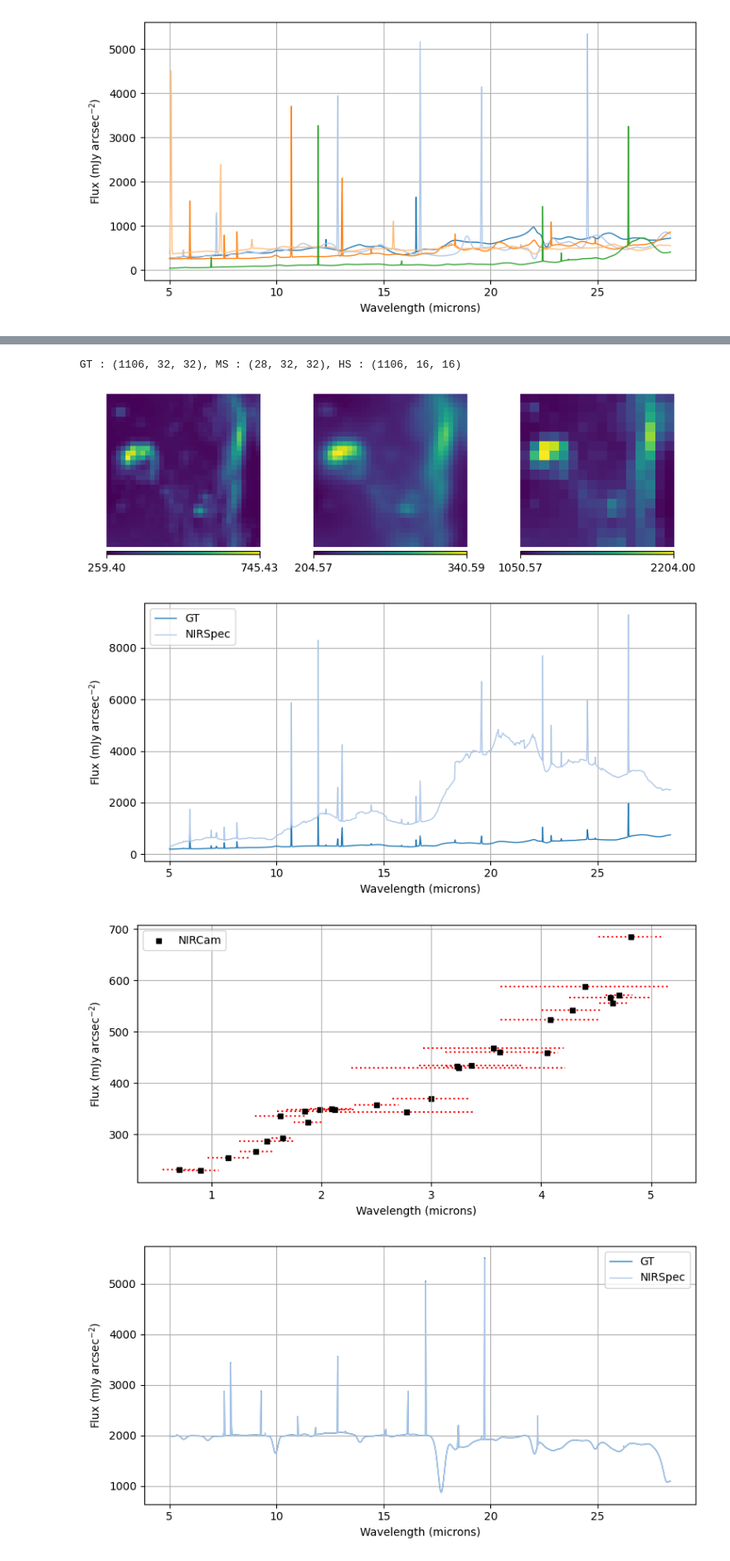
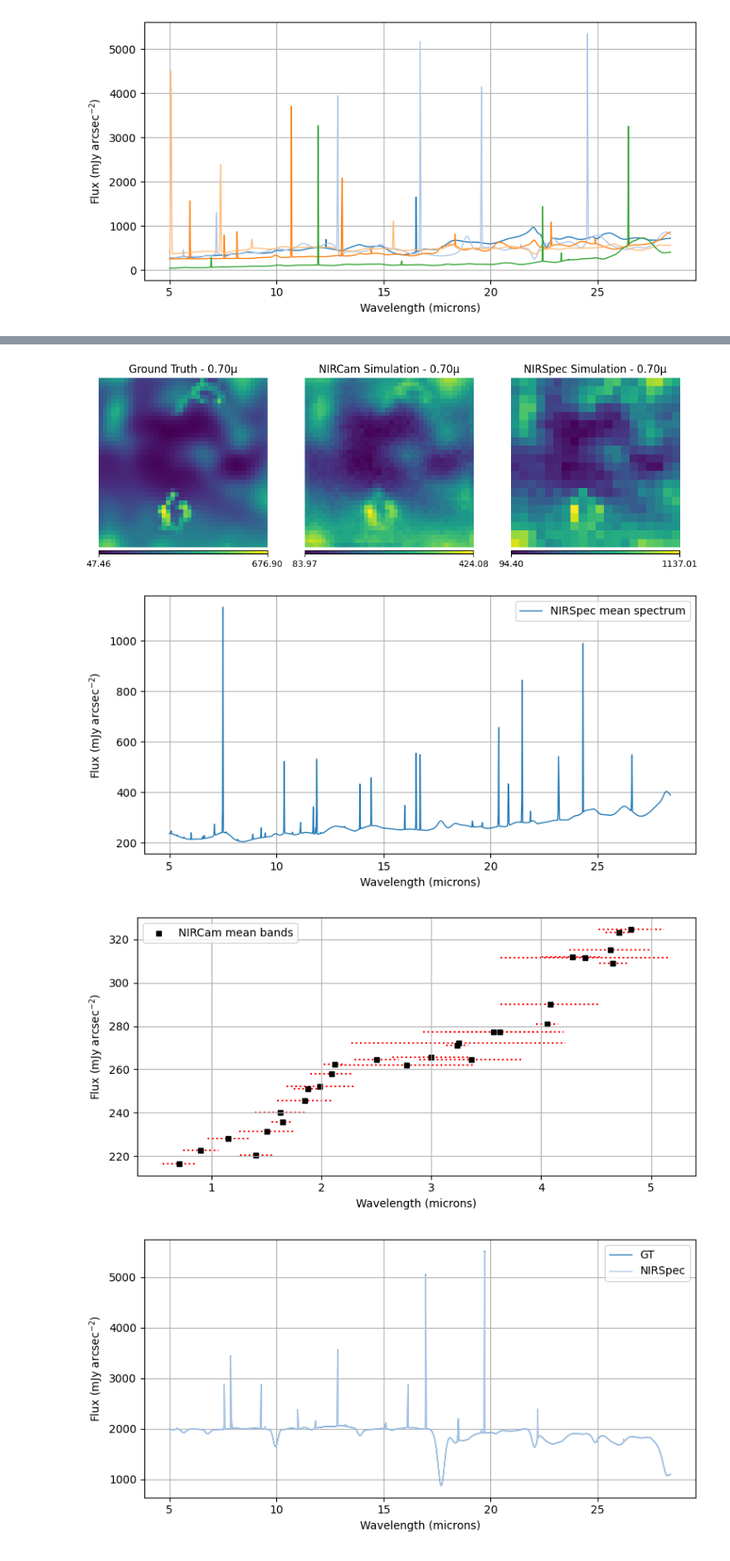
Before and after one commit to Pierre-LaurentC/MS-HS-Fusion-Study-Case, a Jupyter notebook: prepare_new_test.ipynb, the cells around one changed output, grey strips where cells are left out. Shown: that part at 83% size. Drawn from its saved outputs; the diff is of its cells as text; code cells hidden in the pictures.

```diff
--- a/prepare_new_test.ipynb
+++ b/prepare_new_test.ipynb
@@ -151,14 +171,15 @@ reload(instrument_models)
 ########## FOR FLAT CALIBRATION IMAGE ##########
 ################################################
 
-# L_specs_1 = np.ones_like(L_specs)
-# maps_1 = np.full((L_specs_1.shape[0], maps.shape[1], maps.shape[2]), 1.0 / L_specs_1.shape[0])
+L_specs_1 = np.ones_like(L_specs)
+maps_1 = np.full((L_specs_1.shape[0], maps.shape[1], maps.shape[2]), 1.0 / L_specs_1.shape[0])
 
-# spectro_model = Spectrometer_Model(
-#     NIRSpec_PSF, L_pce_NIRSpec, wavelength_NIRSpec, size, mixture_specs.shape[0], di, dj
-# )
+spectro_model = Spectrometer_Model(
+    NIRSpec_PSF, L_pce_NIRSpec, wavelength_NIRSpec, size, mixture_specs.shape[0], di, dj
+)
+spectro_flat = spectro_model.forward(maps_1, L_specs_1, decimate=True)
 # spectro_flat = spectro_model.forward(maps_1, L_specs_1, decimate=True)[:, (margin//2)//di:-(margin//2)//di, (margin//2)//dj:-(margin//2)//dj]
-# np.save("/home/plcristille/dev/JWST/NIRCam_NIRSpec/NIRSpec_spectra/FLAT_spectro", spectro_flat)
+np.save(f"/home/plcristille/dev/JWST/NIRCam_NIRSpec/NIRSpec_spectra/FLAT_spectro_{spectro_flat.shape[1]}", spectro_flat)
 
 # imager_model = Imager_Model(
 #     NIRCam_PSF, NIRCam_pce, wavelength_NIRSpec, size, mixture_specs.shape[0], di, dj
@@ -187,53 +208,52 @@ reload(instrument_models)
 # spectro_flat = spectro_model_flat.forward(maps_1)[:, (margin//2)//di:-(margin//2)//di, (margin//2)//dj:-(margin//2)//dj]
 
 
-imager_model = instrument_models.Mirim_Model_For_Fusion(
-    NIRCam_PSF, NIRCam_pce, wavelength_NIRSpec, L_specs, size, di, dj,
-)
-spectro_model = instrument_models.Spectro_Model_3(
-    NIRSpec_PSF, L_pce_NIRSpec, di, dj, wavelength_NIRSpec, L_specs, size, old_model=False
-)
+# imager_model = instrument_models.Mirim_Model_For_Fusion(
+#     NIRCam_PSF, NIRCam_pce, wavelength_NIRSpec, L_specs, size, di, dj,
+# )
+# spectro_model = instrument_models.Spectro_Model_3(
+#     NIRSpec_PSF, L_pce_NIRSpec, di, dj, wavelength_NIRSpec, L_specs, size, old_model=False
+# )
 
-MS = imager_model.forward(maps)[:, margin//2:-margin//2, margin//2:-margin//2]
-HS = spectro_model.forward(maps)[:, (margin//2)//di:-(margin//2)//di, (margin//2)//dj:-(margin//2)//dj]
+# MS = imager_model.forward(maps)[:, margin//2:-margin//2, margin//2:-margin//2]
+# HS = spectro_model.forward(maps)[:, (margin//2)//di:-(margin//2)//di, (margin//2)//dj:-(margin//2)//dj]
 
-GT = GT[:, margin//2:-margin//2, margin//2:-margin//2]
+# GT = GT[:, margin//2:-margin//2, margin//2:-margin//2]
 
 
-print(f"GT : {GT.shape}, MS : {MS.shape}, HS : {HS.shape}")
-np.save(f"/home/plcristille/dev/JWST/Hubble/data/Datasets/HDF5/Test/GT_NIR_{GT.shape[0]}_{GT.shape[1]}.npy", GT)
-np.save(f"/home/plcristille/dev/JWST/Hubble/data/Datasets/HDF5/Test/NIRCam_{GT.shape[0]}_{GT.shape[1]}.npy", MS)
-np.save(f"/home/plcristille/dev/JWST/Hubble/data/Datasets/HDF5/Test/NIRSpec_{GT.shape[0]}_{GT.shape[1]}.npy", HS)
+# print(f"GT : {GT.shape}, MS : {MS.shape}, HS : {HS.shape}")
+# np.save(f"/home/plcristille/dev/JWST/Hubble/data/Datasets/HDF5/Test/GT_NIR_{GT.shape[0]}_{GT.shape[1]}.npy", GT)
+# np.save(f"/home/plcristille/dev/JWST/Hubble/data/Datasets/HDF5/Test/NIRCam_{GT.shape[0]}_{GT.shape[1]}.npy", MS)
+# np.save(f"/home/plcristille/dev/JWST/Hubble/data/Datasets/HDF5/Test/NIRSpec_{GT.shape[0]}_{GT.shape[1]}.npy", HS)
-# %% [output]
-GT : (1106, 32, 32), MS : (28, 32, 32), HS : (1106, 16, 16)
 # %%
-NOISE = False
+NOISE = True
 
 if NOISE:
-    snr_MS = 90
-    snr_HS = 90
+    snr_MS = 35
+    snr_HS = 35
     snr_poisson = 150
 
     ms_poisson = add_poisson_noise(MS, [snr_poisson])
     hs_poisson = add_poisson_noise(HS, [snr_poisson])
 
     ms_final = noise_data_for_snr(ms_poisson, [snr_MS])[0][0]
     hs_final = noise_data_for_snr(hs_poisson, [snr_HS])[0][0]
 else:
     snr_MS = "inf"
     snr_HS = "inf"
     ms_final = MS
     hs_final = HS
 
-
-b_MS, b_HS = 0, 500
-plot_sampled_images([GT[b_HS], ms_final[b_MS], hs_final[b_HS]], cbar=True, cbar_position='bottom')
-plot_spec([GT.mean(axis=(1,2)), hs_final.mean(axis=(1,2))], filters=["GT", "NIRSpec"])
-plot_spec([ms_final.mean(axis=(1,2))], filters=["NIRCam"])
+b_MS, b_HS = 0, 35
+plot_sampled_images([GT[b_HS], ms_final[b_MS], hs_final[b_HS]], cbar=True, cbar_position='bottom', size=(10,10),
+                    filters=[f"Ground Truth - {lamb_cube[b_HS]:.2f}µ", f"NIRCam Simulation - 0.70µ", f"NIRSpec Simulation - {lamb_cube[b_HS]:.2f}µ"],
+                    savepath="/home/plcristille/dev/JWST/Hubble/media/Simulation_results.pdf")
+plot_spec([GT.mean(axis=(1,2))], filters=["NIRSpec mean spectrum"], savepath="/home/plcristille/dev/JWST/Hubble/media/NIRSpec_mean.pdf")
+plot_spec([ms_final.mean(axis=(1,2))], filters=["NIRCam mean bands"], savepath="/home/plcristille/dev/JWST/Hubble/media/NIRCam_mean.pdf")
 # %% [output]
-[figure, old version]
+[figure, new version]
-[figure, old version]
+[figure, new version]
-[figure, old version]
+[figure, new version]
 # %%
 # flat_response = flat.mean(axis=(1, 2))
 # hs_final_inverted = (hs_final/flat_response[:, np.newaxis, np.newaxis])
```
Also changed, not shown: parts of 1 cell of this notebook, 2 other files.
